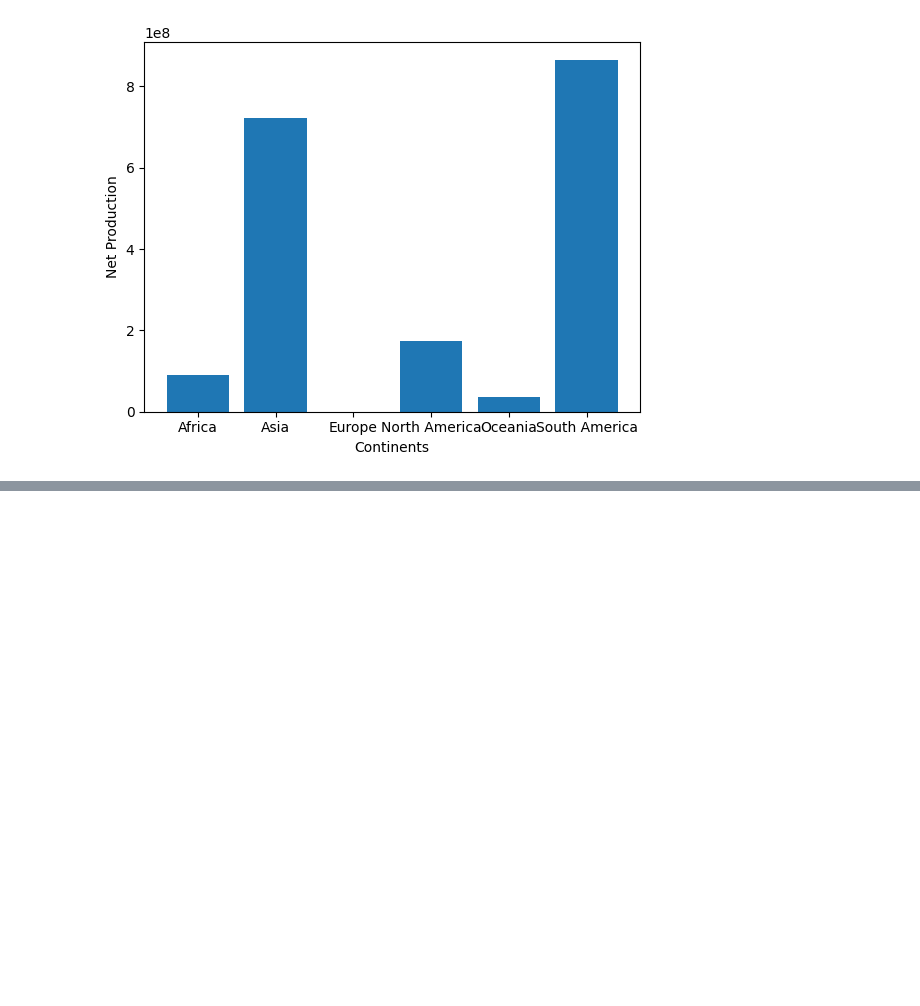
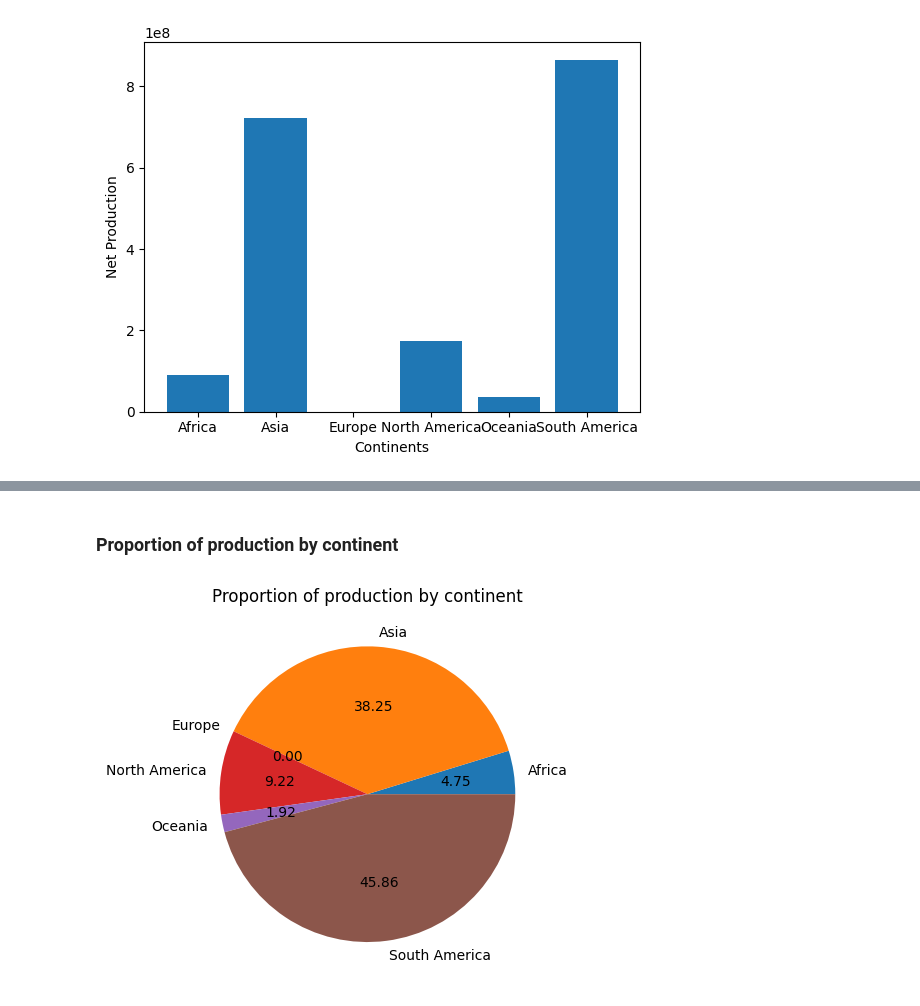
Before and after one commit to rishikeshpaulcode/sugarcane_eda, a Jupyter notebook: sugarcane-eda.ipynb, the cells around one changed output, grey strips where cells are left out. Cells and saved outputs as stored; diff of their text form; code cells hidden in the pictures; blank space fills up the shorter version.

```diff
--- a/sugarcane-eda.ipynb
+++ b/sugarcane-eda.ipynb
@@ -409,0 +439,8 @@ plt.show()
+# %% [markdown]
+### **Proportion of production by continent**
+# %%
+plt.pie(df_continent['Production(Tons)'], labels=df_continent.index, autopct='%.2f')
+plt.title('Proportion of production by continent')
+plt.show()
+# %% [output]
+[figure, added]
```
Also changed, not shown: parts of 9 cells of this notebook.
